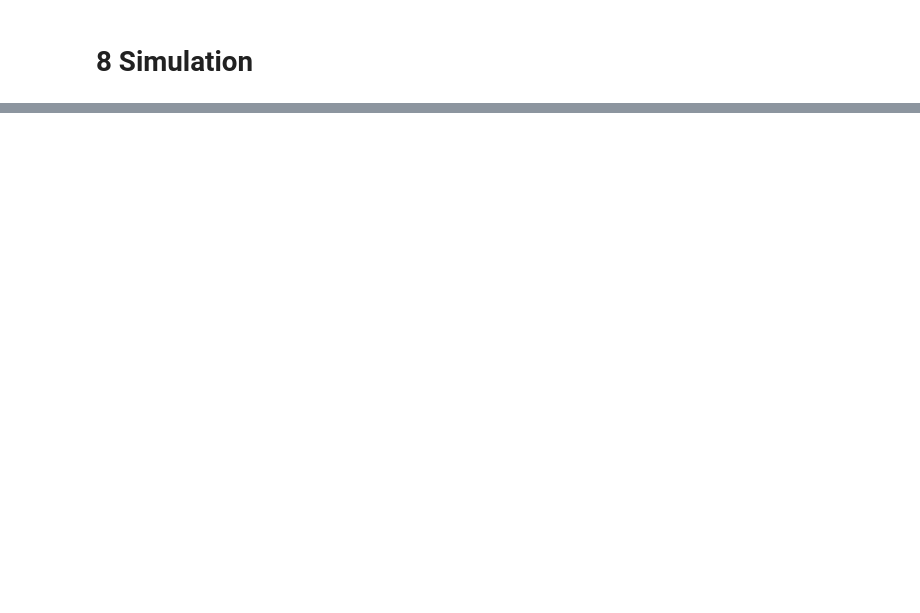
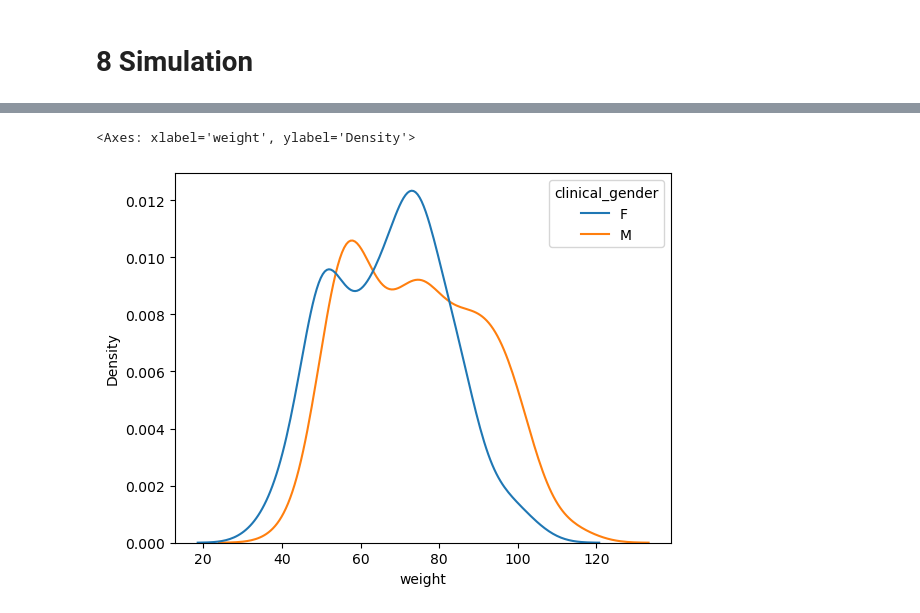
Before and after one commit to aislab-hevs/synthetic_data_nutrition_generation, a Jupyter notebook: src/generator_notebook.ipynb, the cells around one changed output, grey strips where cells are left out. Cells and saved outputs as stored; diff of their text form; code cells hidden in the pictures; blank space fills up the shorter version.

```diff
--- a/src/generator_notebook.ipynb
+++ b/src/generator_notebook.ipynb
@@ -719,0 +848,5 @@ Name: count, dtype: int64
+# %%
+sns.kdeplot(data=df_user_data, x="weight", hue="clinical_gender")
+# %% [output]
+<Axes: xlabel='weight', ylabel='Density'>
+[figure, added]
```
Also changed, not shown: parts of 31 cells of this notebook, 2 other files.
